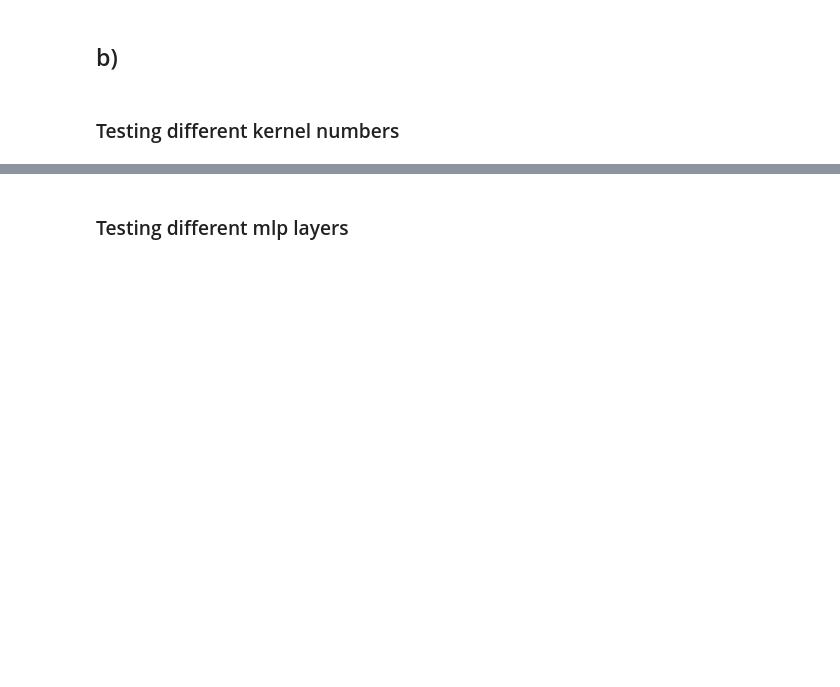
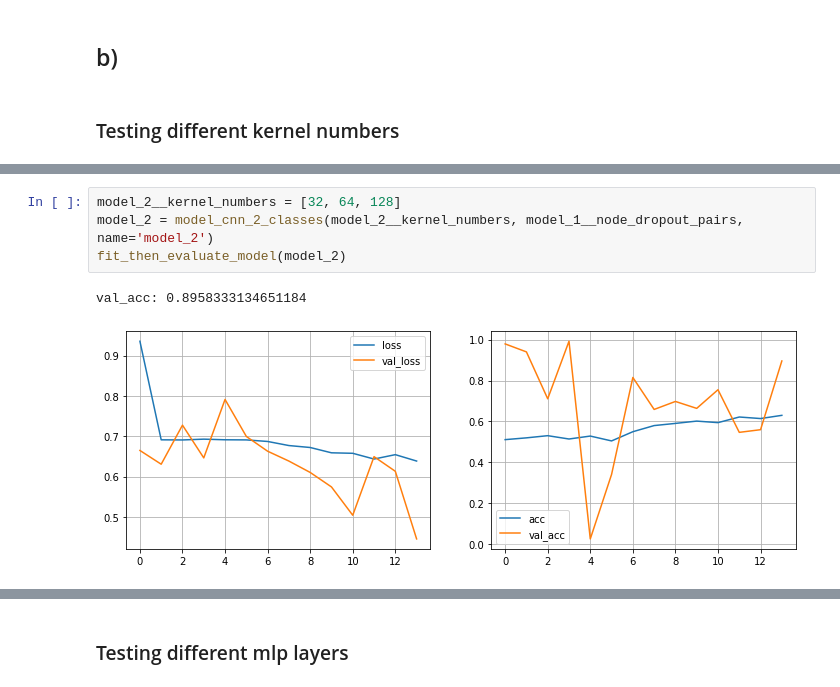
Before and after one commit to felix-tjernberg/ai21-deep-learning, a Jupyter notebook: lab/2_train_models.ipynb, the cells around one changed output, grey strips where cells are left out. Cells and saved outputs as stored; diff of their text form; blank space fills up the shorter version.

```diff
--- a/lab/2_train_models.ipynb
+++ b/lab/2_train_models.ipynb
@@ -214,0 +121,7 @@ val_acc: 0.6614583134651184
+# %%
+model_2__kernel_numbers = [32, 64, 128]
+model_2 = model_cnn_2_classes(model_2__kernel_numbers, model_1__node_dropout_pairs, name='model_2')
+fit_then_evaluate_model(model_2)
+# %% [output]
+val_acc: 0.8958333134651184
+[figure, added]
```
Also changed, not shown: parts of 22 cells of this notebook, 2 other files.
